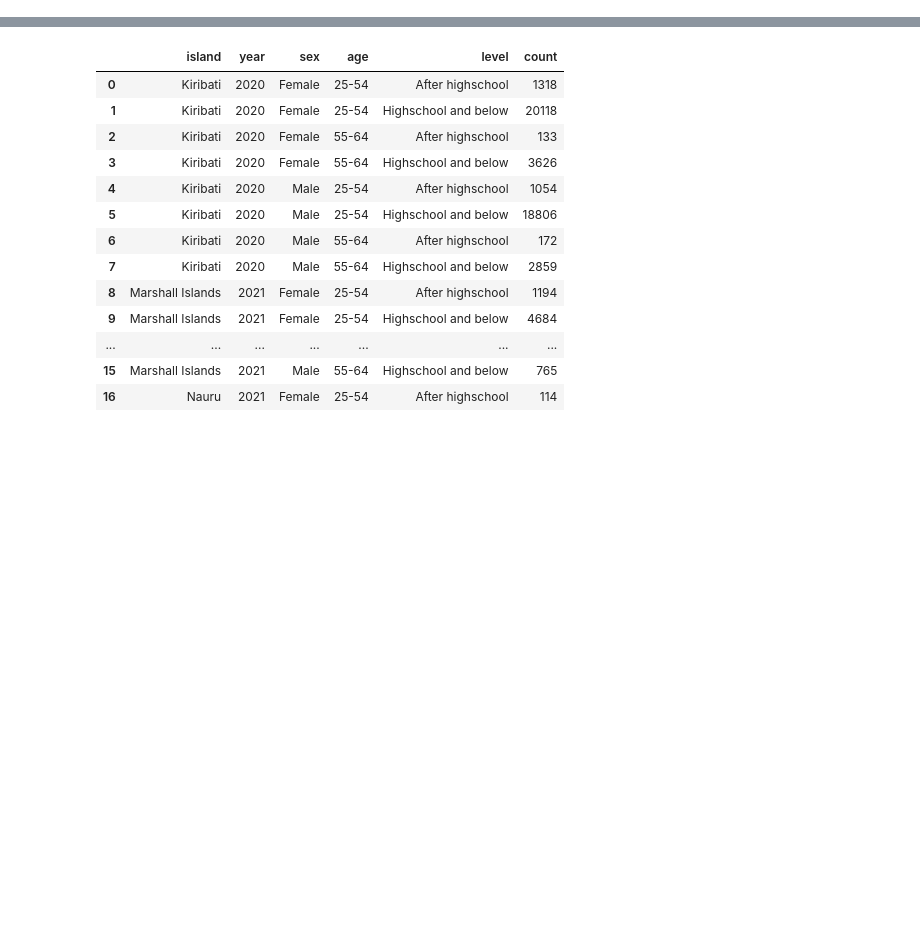
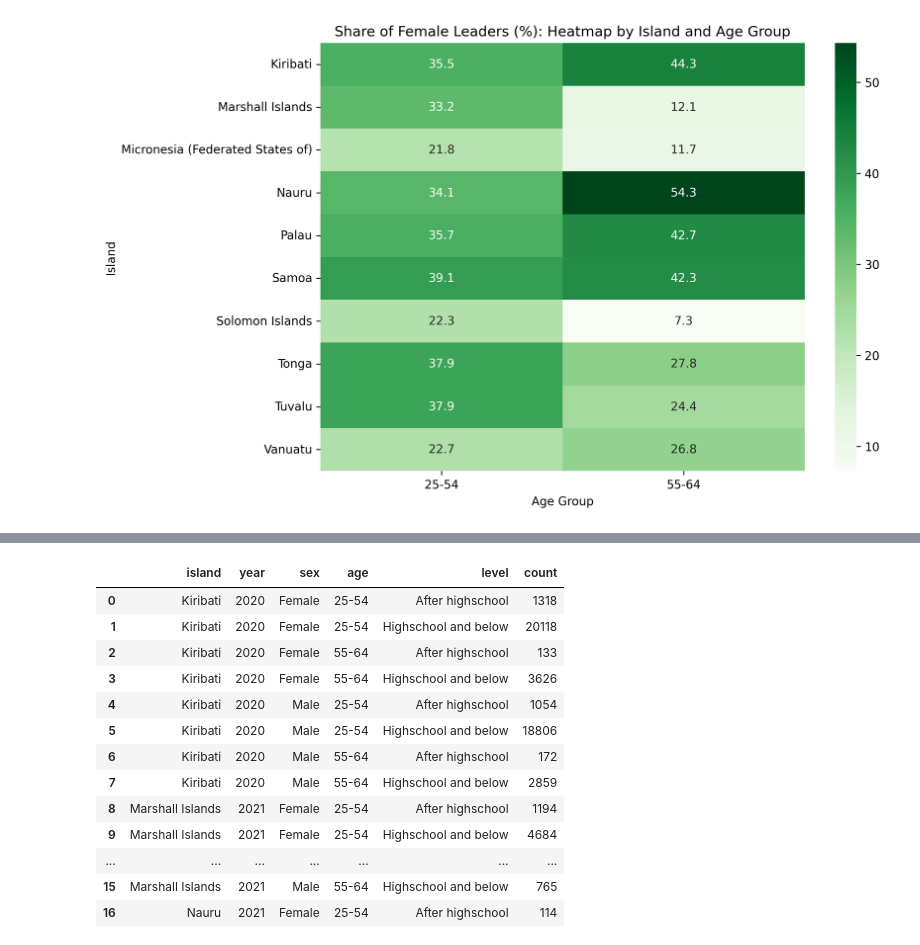
Before and after one commit to JosephBARBIERDARNAL/pacific-data-challenge, a Jupyter notebook: data.ipynb, the cells around one changed output, grey strips where cells are left out. Cells and saved outputs as stored; diff of their text form; code cells hidden in the pictures; blank space fills up the shorter version.

```diff
--- a/data.ipynb
+++ b/data.ipynb
@@ -26,0 +34,14 @@ ceo_df
+# %%
+fig, ax = plt.subplots(figsize=(10, 6), dpi=300)
+
+pivot_df = ceo_df.pivot(index='island', columns='age', values='share_female_lead')
+sns.heatmap(pivot_df, annot=True, cmap='Greens', ax=ax, fmt='.1f')
+
+ax.set_title('Share of Female Leaders (%): Heatmap by Island and Age Group')
+ax.set_ylabel('Island')
+ax.set_xlabel('Age Group')
+
+plt.tight_layout()
+plt.show()
+# %% [output]
+[figure, added]
```
Also changed, not shown: parts of 7 cells of this notebook.
